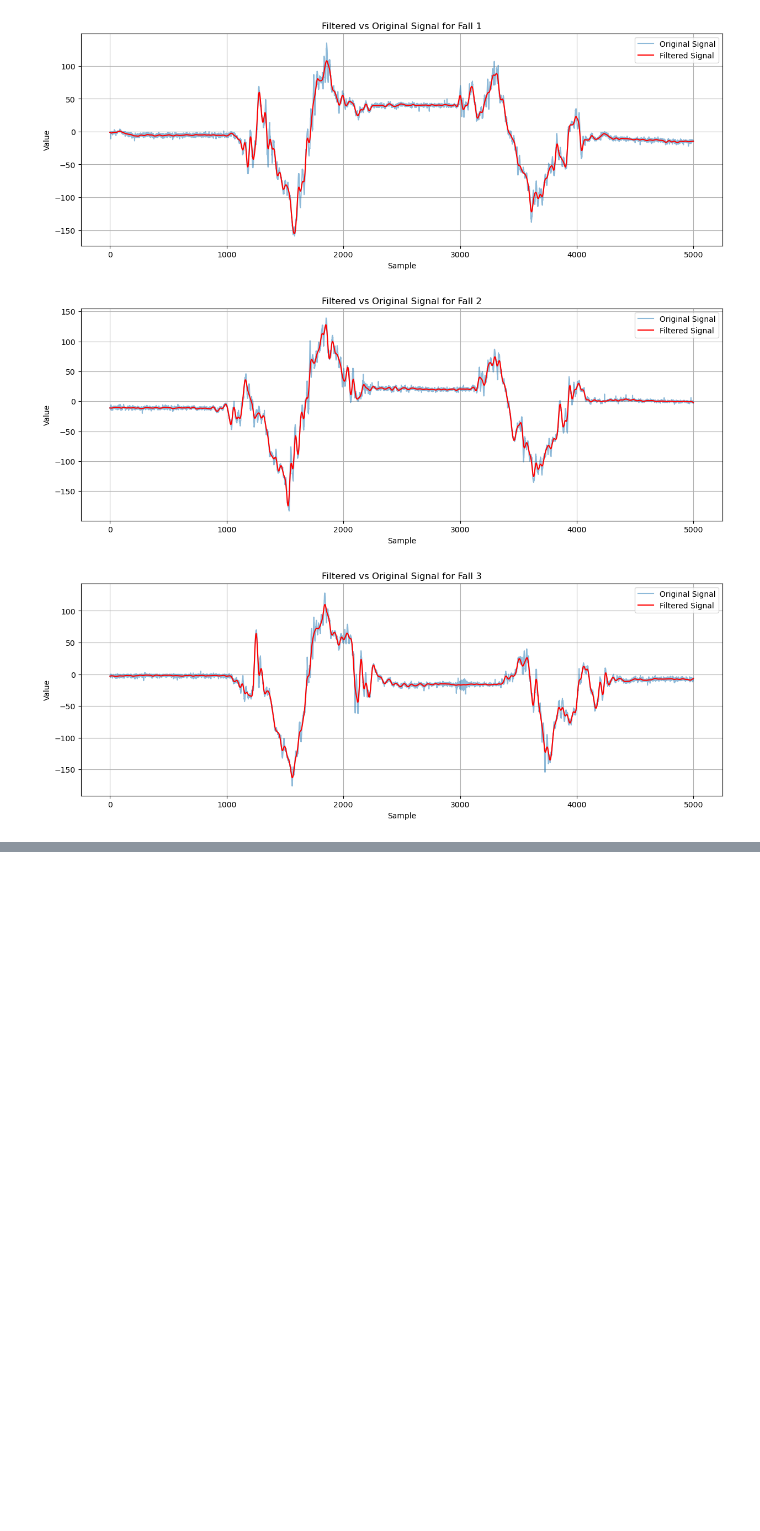
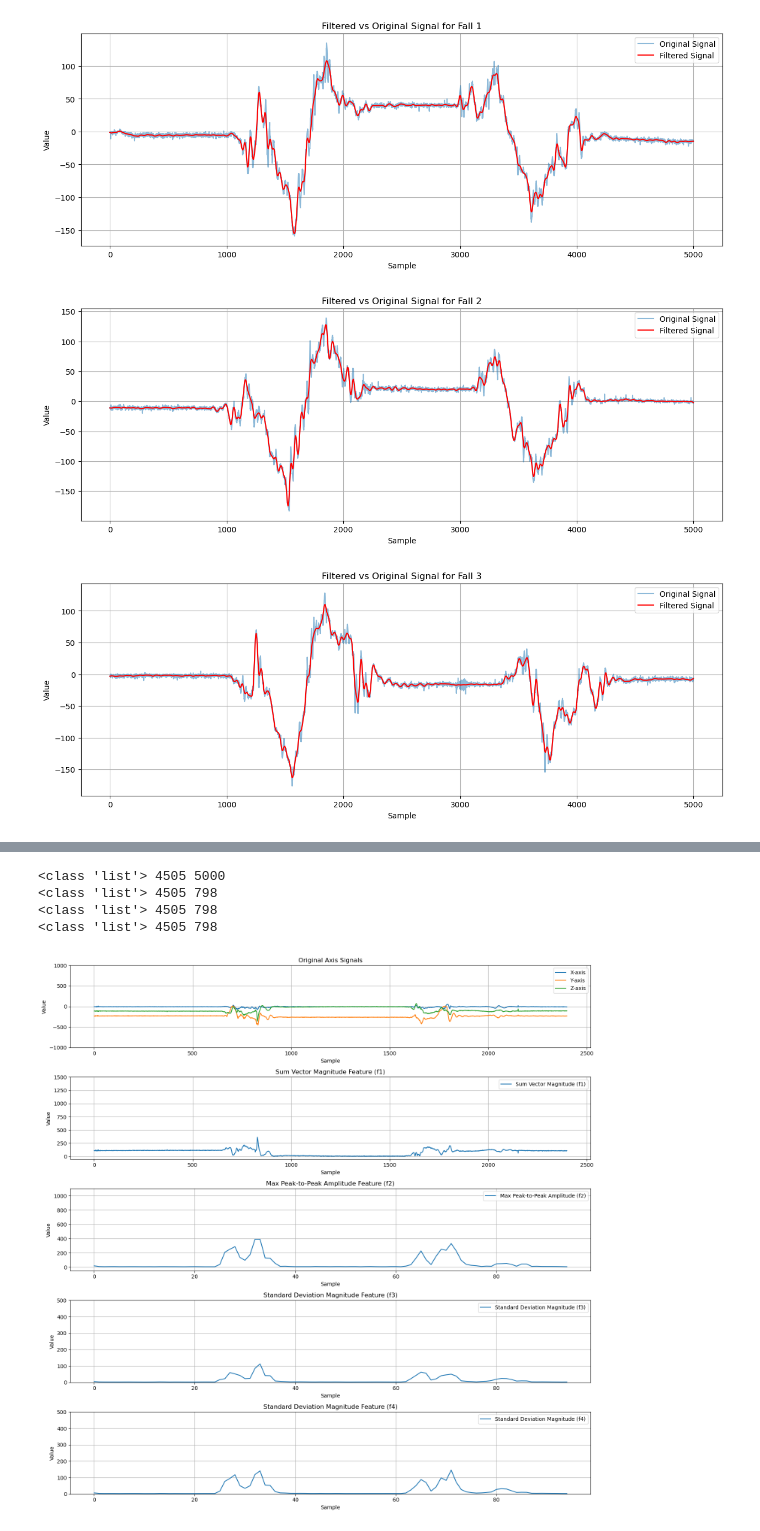
Before and after one commit to AliShrz/earpiece-fall-detection, a Jupyter notebook: main.ipynb, the cells around one changed output, grey strips where cells are left out. Drawn from its saved outputs; the diff is of its cells as text; code cells hidden in the pictures; blank space fills up the shorter version.

Commit message:
plot extracted features

```diff
--- a/main.ipynb
+++ b/main.ipynb
@@ -351,0 +590,7 @@ for i in range(3):
+# %%
+data_array = all_data
+
+f1 = sum_vector_magnitude(data_array, method='all')
+f2 = max_peak_to_peak_amp(data_array)
+f3 = standard_deviation_magnitude_h(data_array)
+f4 = standard_deviation_magnitude(data_array)
@@ -351,0 +602,71 @@ for i in range(3):
+# %%
+print(type(f1), len(f1), len(f1[4]))  # Use len(f1) since f1 is a list of arrays
+print(type(f2), len(f2), len(f2[0]))  # Use np.shape(f2) since f2 is a list of arrays
+print(type(f3), len(f3), len(f3[0]))  # Use np.shape(f3) since f3 is a list of arrays
+print(type(f4), len(f4), len(f4[0]))  # Use np.shape(f4) since f4 is a list of arrays
+# %% [output]
+<class 'list'> 4505 5000
+<class 'list'> 4505 798
+<class 'list'> 4505 798
+<class 'list'> 4505 798
+# %%
+sample_num = 4000
+
+plt.figure(figsize=(15, 15))
+
+# Plot the Original Signal
+plt.subplot(5, 1, 1)
+plt.plot(all_data[sample_num][0, :], label='X-axis')
+plt.plot(all_data[sample_num][1, :], label='Y-axis')
+plt.plot(all_data[sample_num][2, :], label='Z-axis')
+plt.ylim(-1000, 1000)
+plt.title('Original Axis Signals')
+plt.xlabel('Sample')
+plt.ylabel('Value')
+plt.legend()
+plt.grid()
+
+# Plot the Sum Vector Magnitude (f1)
+plt.subplot(5, 1, 2)
+plt.plot(f1[sample_num], label='Sum Vector Magnitude (f1)')
+plt.ylim(-50, 1500)
+plt.title('Sum Vector Magnitude Feature (f1)')
+plt.xlabel('Sample')
+plt.ylabel('Value')
+plt.legend()
+plt.grid()
+
+# Plot the Max Peak-to-Peak Amplitude (f2)
+plt.subplot(5, 1, 3)
+plt.plot(f2[sample_num], label='Max Peak-to-Peak Amplitude (f2)')
+plt.ylim(-50, 1100)
+plt.title('Max Peak-to-Peak Amplitude Feature (f2)')
+plt.xlabel('Sample')
+plt.ylabel('Value')
+plt.legend()
+plt.grid()
+
+# Plot the Standard Deviation Magnitude on Horizontal Plane (f3)
+plt.subplot(5, 1, 4)
+plt.plot(f3[sample_num], label='Standard Deviation Magnitude (f3)')
+plt.ylim(0, 500)
+plt.title('Standard Deviation Magnitude Feature (f3)')
+plt.xlabel('Sample')
+plt.ylabel('Value')
+plt.legend()
+plt.grid()
+
+# Plot the Standard Deviation Magnitude (f4)
+plt.subplot(5, 1, 5)
+plt.plot(f4[sample_num], label='Standard Deviation Magnitude (f4)')
+plt.ylim(0, 500)
+plt.title('Standard Deviation Magnitude Feature (f4)')
+plt.xlabel('Sample')
+plt.ylabel('Value')
+plt.legend()
+plt.grid()
+
+plt.tight_layout()
+plt.show()
+# %% [output]
+[figure, added]
```
Also changed, not shown: parts of 4 cells of this notebook.
